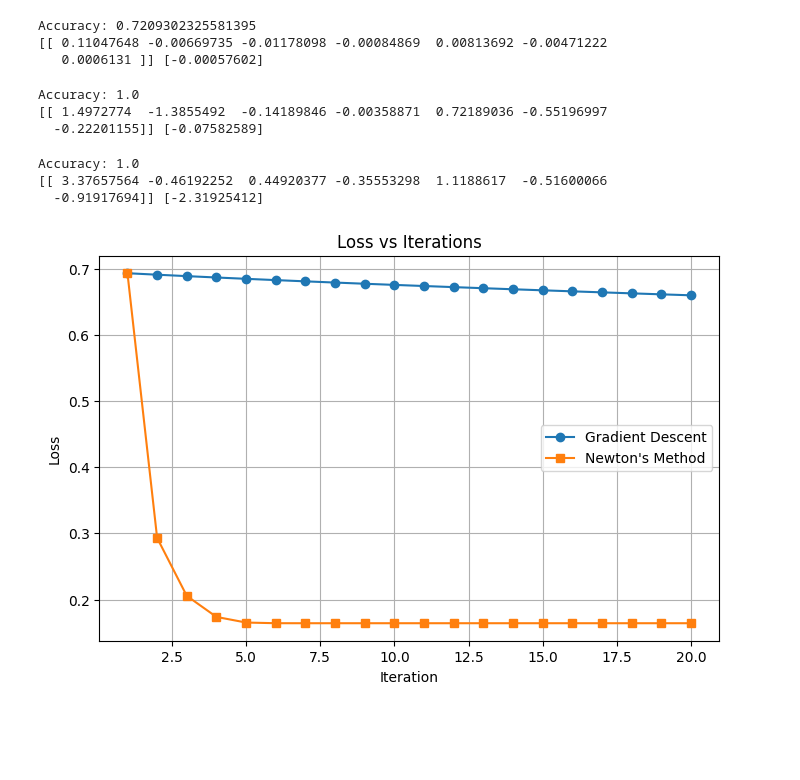
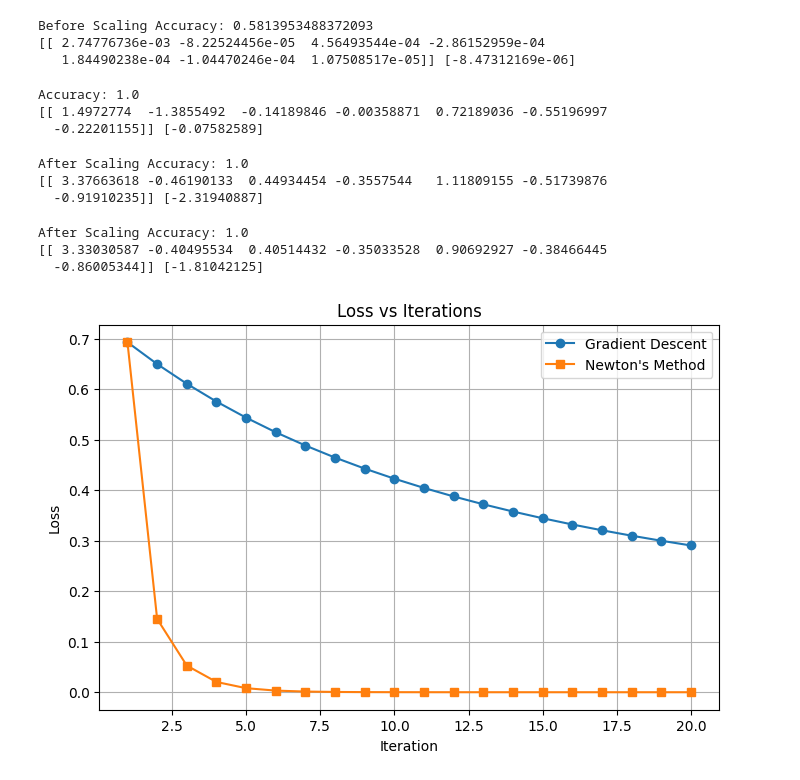
Before and after one commit to Dulina14/EN3150_Assignment_2, a Jupyter notebook: Logistic_Regression.ipynb, the cells around one changed output. Cells and saved outputs as stored; diff of their text form; code cells hidden in the pictures; blank space fills up the shorter version.

```diff
--- a/Logistic_Regression.ipynb
+++ b/Logistic_Regression.ipynb
@@ -50,21 +50,19 @@ X = pd.get_dummies(df_filtered.drop(['species', 'class_encoded'], axis=1), drop_
 X_train, X_test, y_train, y_test = train_test_split(X, y,test_size=0.2, random_state=42)
 
 #Train the logistic regression model. Here we are using saga solver to learn weights.
-
-logreg = LogisticRegression(solver='saga', max_iter= 5000)
+logreg = LogisticRegression(solver='saga')
 logreg.fit(X_train, y_train)
 
 # Predict on the testing data
 y_pred = logreg.predict(X_test)
-
 # Evaluate the model
 accuracy = accuracy_score(y_test, y_pred)
-print("Accuracy:", accuracy)
+print("Before Scaling Accuracy:", accuracy)
 print(logreg.coef_, logreg.intercept_)
 # %% [output]
-Accuracy: 0.7209302325581395
-[[ 0.11047648 -0.00669735 -0.01178098 -0.00084869  0.00813692 -0.00471222
-   0.0006131 ]] [-0.00057602]
+Before Scaling Accuracy: 0.5813953488372093
+[[ 2.74776736e-03 -8.22524456e-05  4.56493544e-04 -2.86152959e-04
+   1.84490238e-04 -1.04470246e-04  1.07508517e-05]] [-8.47312169e-06]
 # %%
 #Split the data into training and testing sets
 X_train, X_test, y_train, y_test = train_test_split(X, y,test_size=0.2, random_state=42)
@@ -104,12 +102,37 @@ y_pred = logreg.predict(X_test)
 
 # Evaluate the model
 accuracy = accuracy_score(y_test, y_pred)
-print("Accuracy:", accuracy)
+print("After Scaling Accuracy:", accuracy)
 print(logreg.coef_, logreg.intercept_)
 # %% [output]
-Accuracy: 1.0
-[[ 3.37657564 -0.46192252  0.44920377 -0.35553298  1.1188617  -0.51600066
-  -0.91917694]] [-2.31925412]
+After Scaling Accuracy: 1.0
+[[ 3.37663618 -0.46190133  0.44934454 -0.3557544   1.11809155 -0.51739876
+  -0.91910235]] [-2.31940887]
+# %%
+from sklearn.preprocessing import StandardScaler
+
+scalar = StandardScaler()
+X_scaled = scalar.fit_transform(X)
+
+#Split the data into training and testing sets
+X_train, X_test, y_train, y_test = train_test_split(X_scaled, y,test_size=0.2, random_state=42)
+
+#Train the logistic regression model. Here we are using saga solver to learn weights.
+
+logreg = LogisticRegression(solver='liblinear')
+logreg.fit(X_train, y_train)
+
+# Predict on the testing data
+y_pred = logreg.predict(X_test)
+
+# Evaluate the model
+accuracy = accuracy_score(y_test, y_pred)
+print("After Scaling Accuracy:", accuracy)
+print(logreg.coef_, logreg.intercept_)
+# %% [output]
+After Scaling Accuracy: 1.0
+[[ 3.33030587 -0.40495534  0.40514432 -0.35033528  0.90692927 -0.38466445
+  -0.86005344]] [-1.81042125]
 # %%
 import numpy as np
 import matplotlib.pyplot as plt
@@ -117,7 +140,7 @@ from sklearn.datasets import make_blobs
 
 # Generate synthetic dataset
 np.random.seed(0)
-centers = [[2, 2], [5, 1.5]]
+centers = [[-5, 0], [5, 1.5]]
 X, y = make_blobs(n_samples=2000, centers=centers, random_state=5)
 transformation = [[0.5, 0.5], [-0.5, 1.5]]
 X = np.dot(X, transformation)
@@ -129,7 +152,14 @@ def sigmoid(z):
 # -------------------------
 # Batch Gradient Descent
 # -------------------------
+# Xavier initialization for weights
+# rng = np.random.RandomState(0)  # reproducibility
+# n_features = X.shape[1]
+# w_gd = rng.randn(n_features) * np.sqrt(1.0 / n_features) # Xavier normal initialization
+
 w_gd = np.zeros(X.shape[1])
+# Bias can still be initialized to 0
+
 b_gd = 0
 lr = 0.01
 n_iter = 20
@@ -154,31 +184,31 @@ for i in range(n_iter):
 X_bias = np.hstack((X, np.ones((X.shape[0], 1))))  # Add bias column
 w_newton = np.zeros(X_bias.shape[1])
 loss_newton = []
 
 for i in range(n_iter):
     z = np.dot(X_bias, w_newton)
     y_hat = sigmoid(z)
 
     grad = np.dot(X_bias.T, (y_hat - y)) / X.shape[0]
     R = np.diag(y_hat * (1 - y_hat))
     H = np.dot(X_bias.T, np.dot(R, X_bias)) / X.shape[0]
 
     w_newton -= np.linalg.inv(H).dot(grad)
 
     loss = -np.mean(y * np.log(y_hat + 1e-9) + (1-y) * np.log(1 - y_hat + 1e-9))
     loss_newton.append(loss)
 
 # -------------------------
 # Plotting
 # -------------------------
 plt.figure(figsize=(8,5))
 plt.plot(range(1, n_iter+1), loss_gd, marker='o', label='Gradient Descent')
 plt.plot(range(1, n_iter+1), loss_newton, marker='s', label="Newton's Method")
 plt.xlabel('Iteration')
 plt.ylabel('Loss')
 plt.title('Loss vs Iterations')
 plt.legend()
 plt.grid(True)
 plt.show()
 # %% [output]
-[figure, old version]
+[figure, new version]
```
Also changed, not shown: parts of 2 cells of this notebook, 2 other files.
